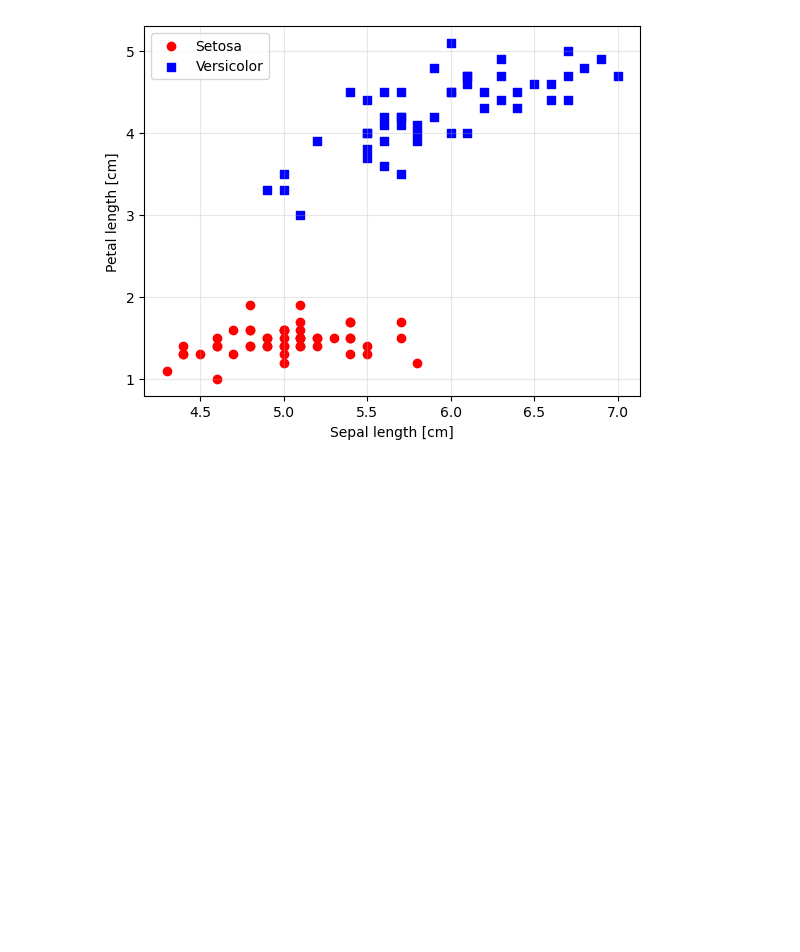
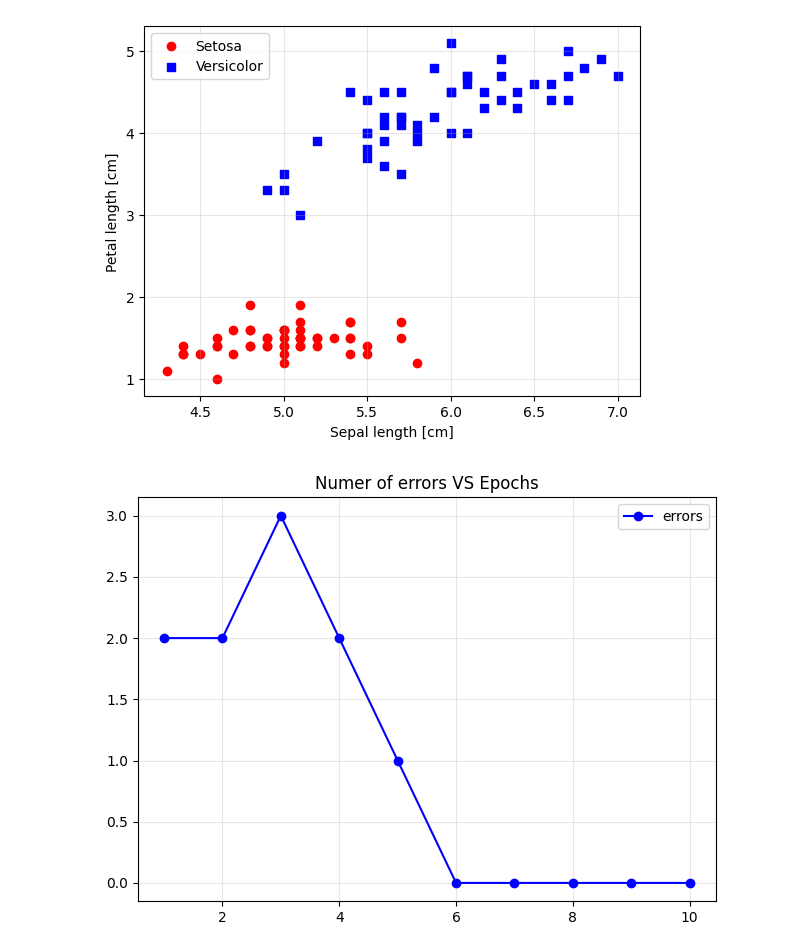
Before and after one commit to yessend/ml_ai_projects, a Jupyter notebook: perceptron/src/perceptron_test.ipynb, the cells around one changed output. Saved outputs shown, nothing was run; the diff lists cells and outputs as text; code cells hidden in the pictures; blank space fills up the shorter version.

```diff
--- a/perceptron/src/perceptron_test.ipynb
+++ b/perceptron/src/perceptron_test.ipynb
@@ -17,3 +19,17 @@ plt.legend(loc = 'upper left')
 plt.show()
 # %% [output]
 [figure]
+# %%
+from perceptron import Perceptron
+
+ppn = Perceptron(eta = 0.1, n_iter = 10)
+ppn.fit(X, y)
+
+plt.plot(range(1, len(ppn.resid_) + 1), ppn.resid_, label = "errors", color = "blue", marker = "o")
+plt.title("Numer of errors VS Epochs")
+plt.grid(alpha = 0.3)
+plt.legend()
+plt.tight_layout()
+plt.show()
+# %% [output]
+[figure, added]
```
Also changed, not shown: parts of 5 cells of this notebook.
